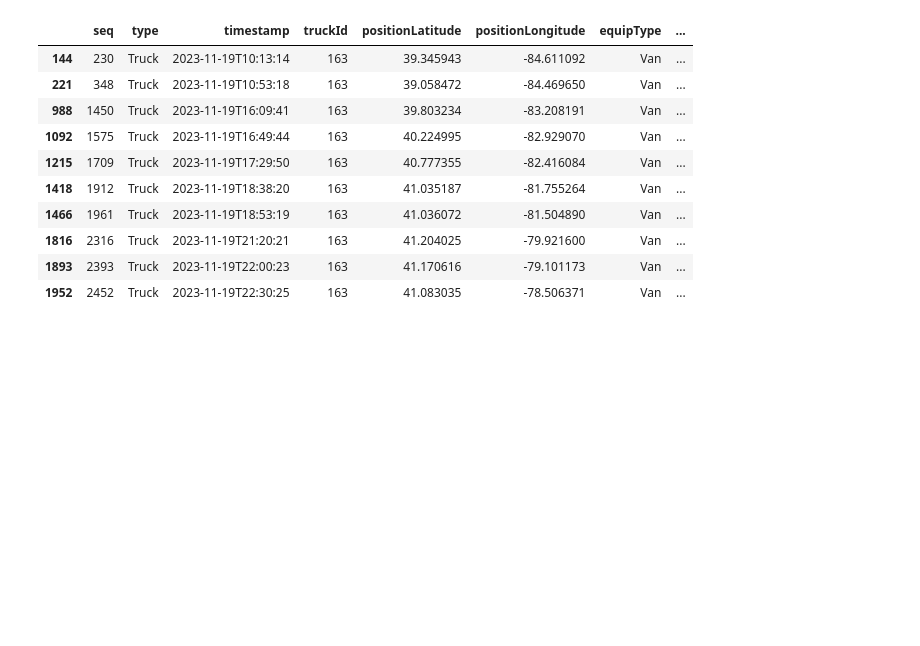
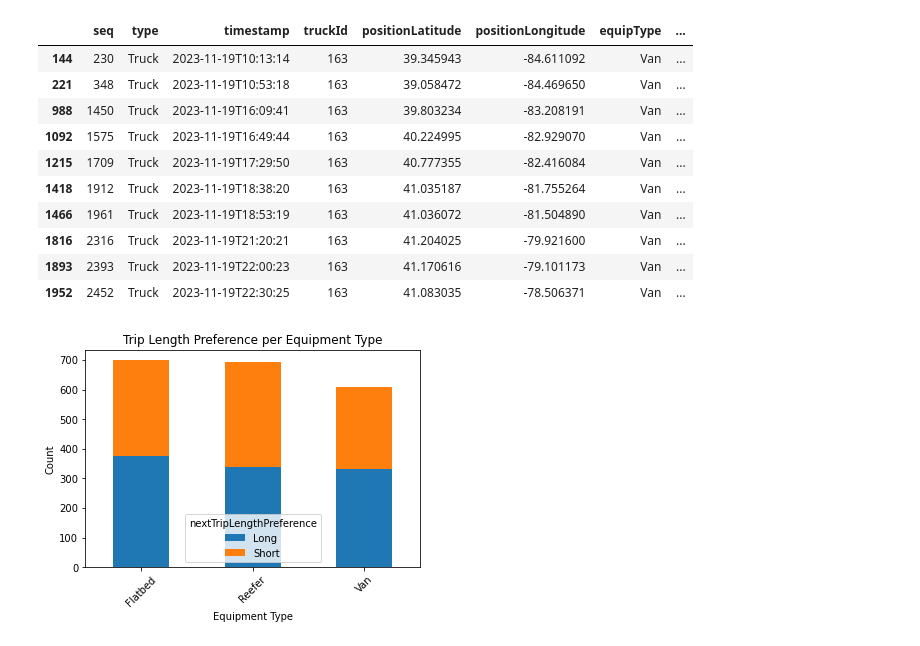
Before and after one commit to imaique/123Loadboard-Challenge, a Jupyter notebook: data_analysis/data analysis.ipynb, the cells around one changed output. Drawn from its saved outputs; the diff is of its cells as text; code cells hidden in the pictures; blank space fills up the shorter version.

```diff
--- a/data_analysis/data analysis.ipynb
+++ b/data_analysis/data analysis.ipynb
@@ -71,3 +52,16 @@ plt.show()
+# %%
+bar_data = df.groupby(['equipType', 'nextTripLengthPreference']).size().unstack()
+
+# Plotting the bar chart
+bar_data.plot(kind='bar', stacked=True)
+
+plt.xlabel('Equipment Type')
+plt.ylabel('Count')
+plt.title('Trip Length Preference per Equipment Type')
+plt.xticks(rotation=45)
+plt.show()
+# %% [output]
+[figure, added]
 # %%
 df = pd.read_csv('notifications.csv')
 df
```
Also changed, not shown: parts of 16 cells of this notebook.
